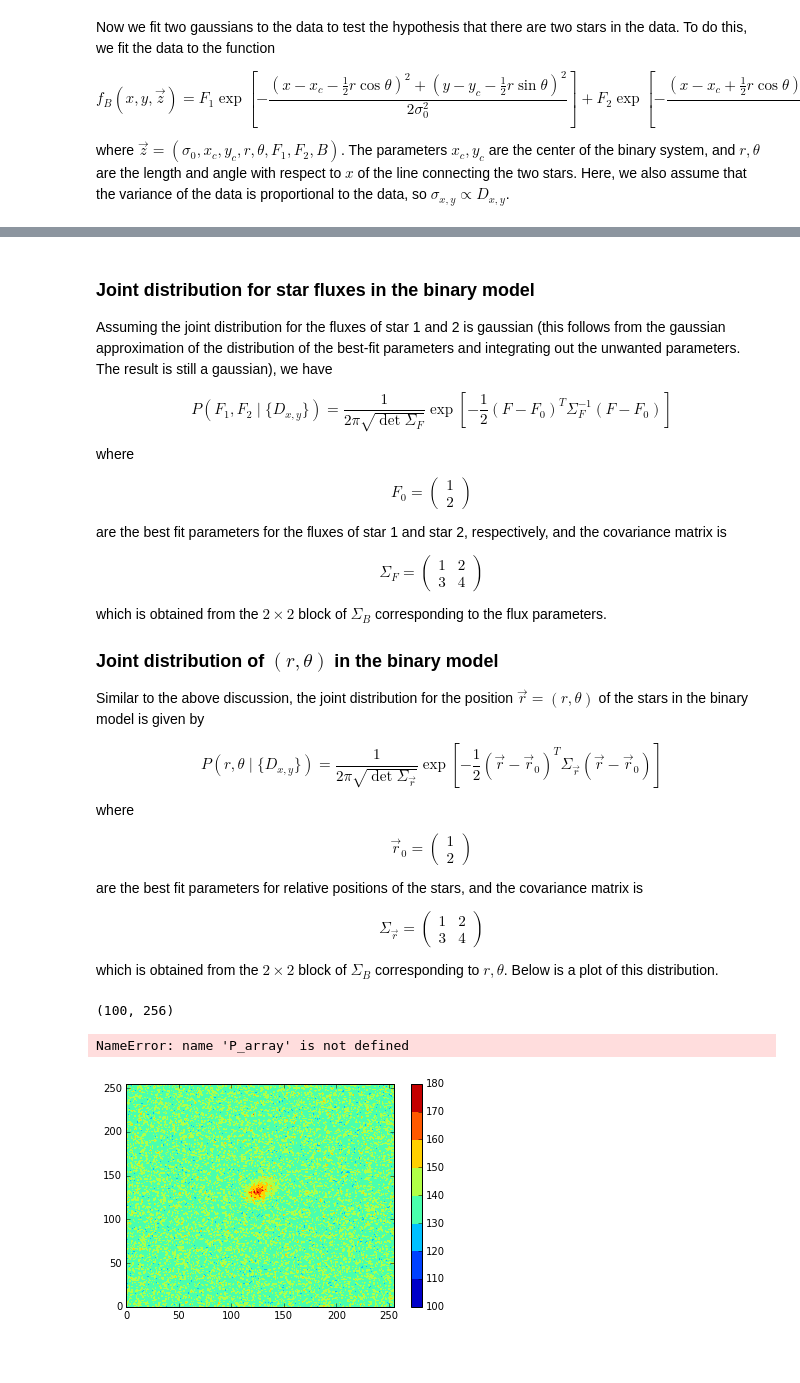
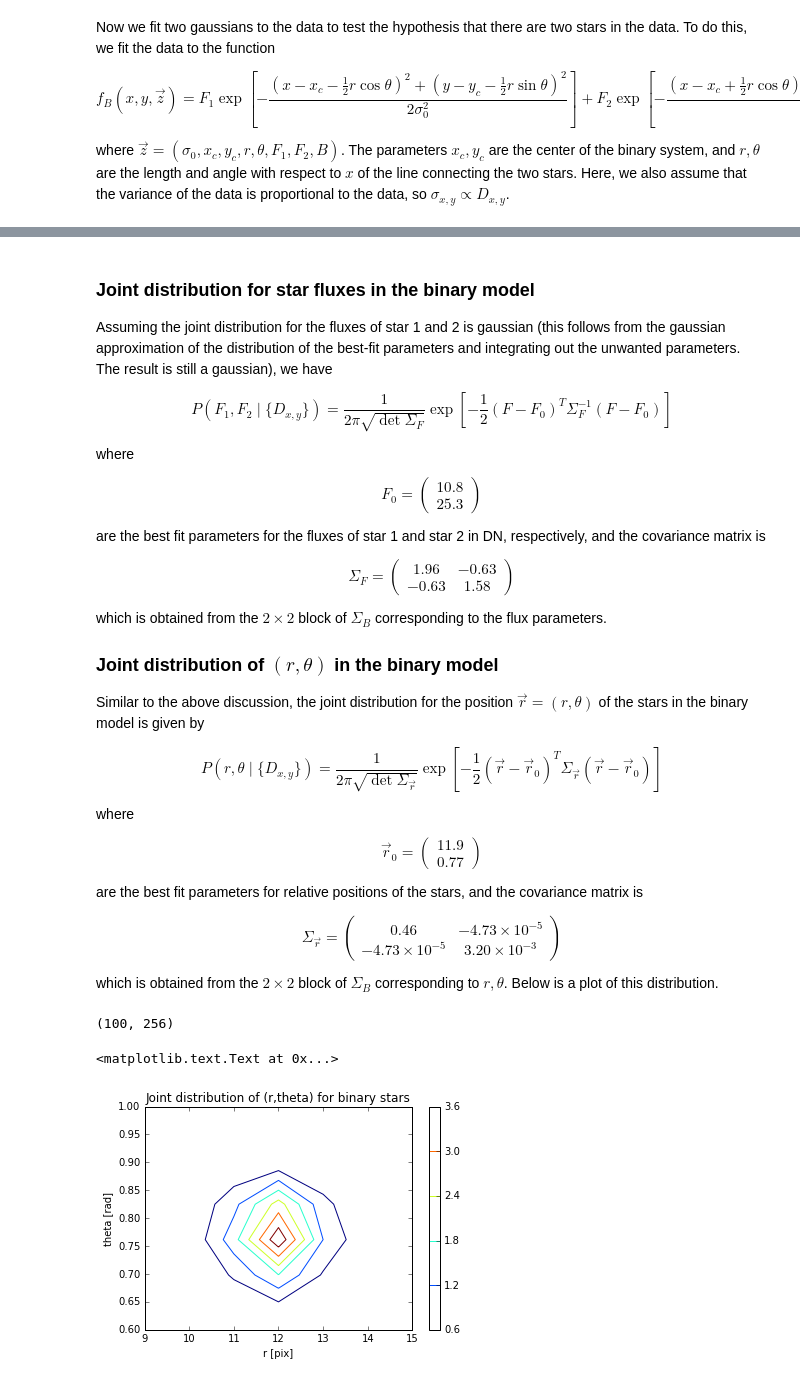
Before and after one commit to mbuchove/notebook-wurk-b, a Jupyter notebook: stats/HW_4_PS.ipynb, the cells around one changed output, grey strips where cells are left out. Drawn from its saved outputs; the diff is of its cells as text; code cells hidden in the pictures; blank space fills up the shorter version.

Commit message:
Plot of (r,theta) distro completed

```diff
--- a/stats/HW_4_PS.ipynb
+++ b/stats/HW_4_PS.ipynb
@@ -34,16 +34,16 @@ y_vals = np.linspace(0,stardata.shape[1]-1,stardata.shape[1])
 x_vals,y_vals = np.meshgrid(x_vals,y_vals)
 ini_guess = (25.,125.,125.,80.,100.)
 sigma_0 = np.sqrt(stardata)
-popt, pcov = opt.curve_fit(gaussian_f, (x_vals.ravel(),y_vals.ravel()), stardata.ravel(), p0=ini_guess
+popt_s, pcov_s = opt.curve_fit(gaussian_f, (x_vals.ravel(),y_vals.ravel()), stardata.ravel(), p0=ini_guess
                            , sigma=sigma_0.ravel())
-print(popt)
+print(popt_s)
 # %% [output]
 [   7.12829056  125.97498933  132.4524456    26.19083029  133.01419728]
 # %%
 #Subtract Gaussian model from data
 
-sig_f, x0_f, y0_f, F_f, B_f = popt
-fit_nums = [[gaussian_f((xx,yy),sig_f,x0_f,y0_f,F_f,B_f) for xx in range(0,stardata.shape[0])]
+sig_s, x0_s, y0_s, F_s, B_s = popt_s
+fit_nums = [[gaussian_f((xx,yy),sig_s,x0_s,y0_s,F_s,B_s) for xx in range(0,stardata.shape[0])]
             for yy in range(0,stardata.shape[1])]
 sub = stardata - fit_nums
 plt.contourf(sub)
@@ -70,11 +70,11 @@ def binary_gaussian_f(z,sig,xc,yc,r,theta,F1,F2,B):
     f2 = F2*np.exp(-0.5*((z[0]-xc+0.5*r*np.cos(theta))**2 + (z[1]-yc+0.5*r*np.sin(theta))**2)/sig**2)
     return f1 + f2 + B
 
-ini_guess2 = [sig_f*0.5, x0_f, y0_f, 10., np.pi/4, F_f*0.5, F_f*0.5, B_f*0.5]
-popt2, pcov2 = opt.curve_fit(binary_gaussian_f, (x_vals.ravel(), y_vals.ravel()), stardata.ravel(),
-                           p0=ini_guess2, sigma=sigma_0.ravel())
-print(popt2)
-print(pcov2)
+ini_guess_b = [sig_s*0.5, x0_s, y0_s, 10., np.pi/4, F_s*0.5, F_s*0.5, B_s*0.5]
+popt_b, pcov_b = opt.curve_fit(binary_gaussian_f, (x_vals.ravel(), y_vals.ravel()), stardata.ravel(),
+                           p0=ini_guess_b, sigma=sigma_0.ravel())
+print(popt_b)
+print(pcov_b[5:7,5:7])
 # %% [output]
 [   6.11447468  128.39061119  134.79719517   11.94072753    0.77165792
    10.80667966   25.3423442   133.01264092]
@@ -181,17 +168,17 @@ where
 
 $$F_0 = \left(
 \begin{array}{cc}
-1\\
-2
+10.8\\
+25.3
 \end{array}
 \right)$$
 
-are the best fit parameters for the fluxes of star 1 and star 2, respectively, and the covariance matrix is
+are the best fit parameters for the fluxes of star 1 and star 2 in DN, respectively, and the covariance matrix is
 
 $$\Sigma_F = \left(
 \begin{array}{cc}
-1 & 2\\
-3 & 4
+1.96 & -0.63\\
+-0.63 & 1.58
 \end{array}
 \right)$$
 
@@ -207,8 +194,8 @@ where
 
 $$\vec{r}_0 = \left(
 \begin{array}{cc}
-1\\
-2
+11.9\\
+0.77
 \end{array}
 \right)$$
 
@@ -216,8 +203,8 @@ are the best fit parameters for relative positions of the stars, and the covaria
 
 $$\Sigma_\vec{r} = \left(
 \begin{array}{cc}
-1 & 2\\
-3 & 4
+0.46 & -4.73\times 10^{-5}\\
+-4.73\times 10^{-5} & 3.20\times10^{-3}
 \end{array}
 \right)$$
 
@@ -225,26 +212,27 @@ which is obtained from the $2\times 2$ block of $\Sigma_B$ corresponding to $r,\
 # %%
 theta = np.linspace(0,2*np.pi,100)
 r = np.linspace(0,stardata.shape[0]-1,stardata.shape[0])
-x = [rr*np.cos(tt) for rr in r for tt in theta]
-y = [rr*np.sin(tt) for rr in r for tt in theta]
 
-cov_r = pcov2[3:5,3:5]
+cov_r = pcov_b[3:5,3:5]
 det_covr = np.linalg.det(cov_r)
 inv_covr = np.linalg.inv(cov_r)
-r0 = popt2[3]
-theta0 = popt2[4]
-joint_rt = np.array([[1/(2*np.pi*np.sqrt(det_covr))*np.exp(-0.5*float(np.dot(np.dot(np.transpose(np.array([[rr-r0],
-                                                                                       [tt-theta0]])),
-                                                       inv_covr),np.array([[rr-r0],[tt-theta0]]))))
+
+joint_rt = np.array([[1/(2*np.pi*np.sqrt(det_covr))*np.exp(-0.5*float(np.dot(np.dot(np.transpose(np.array([[rr-r_b],
+                                                                                       [tt-theta_b]])),
+                                                       inv_covr),np.array([[rr-r_b],[tt-theta_b]]))))
           for rr in r] for tt in theta])
 print(joint_rt.shape)
-plt.contourf(stardata)
+#plt.contourf(stardata)
+#
+#plt.rc('text', usetex = True)
+#plt.rc('font', family='serif')
+plt.contour(r, theta, joint_rt)
 plt.colorbar()
-plt.contour(range(0,len(stardata)),range(0,len(stardata)), P_array, colors='black')
-plt.axis([122,130,130,135])
-plt.xlabel('x [pix]')
-plt.ylabel('y [pix]')
+plt.axis([9,15,0.6,1.])
+plt.xlabel('r [pix]')
+plt.ylabel('theta [rad]')
+plt.title('Joint distribution of (r,theta) for binary stars')
 # %% [output]
 (100, 256)
-NameError: name 'P_array' is not defined
+<matplotlib.text.Text at 0x...>
-[figure, old version]
+[figure, new version]
```
Also changed, not shown: parts of 4 cells of this notebook.
